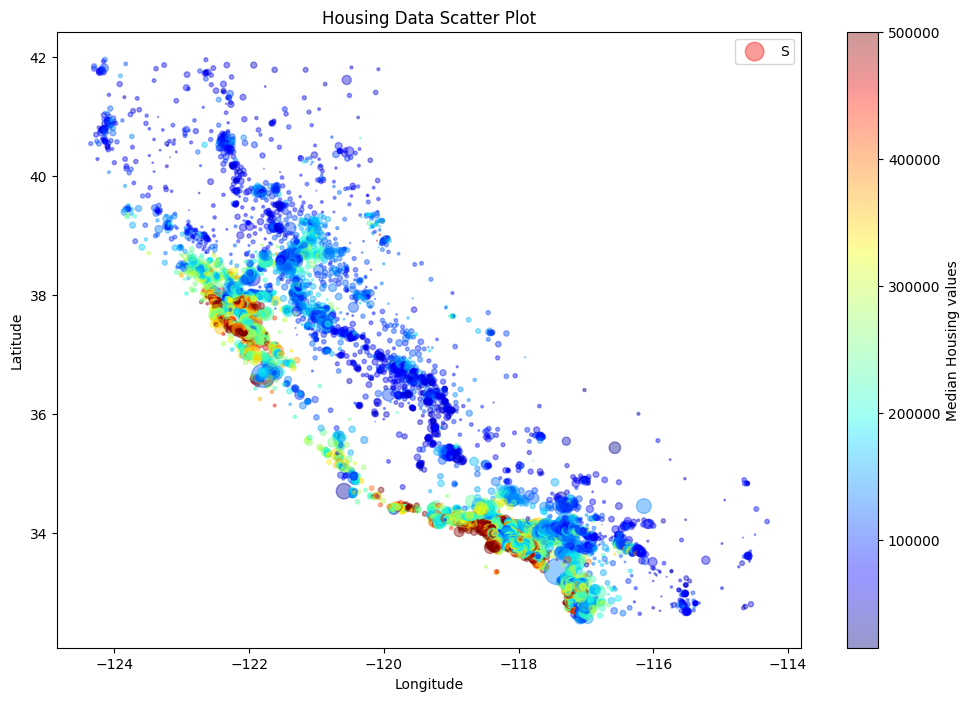
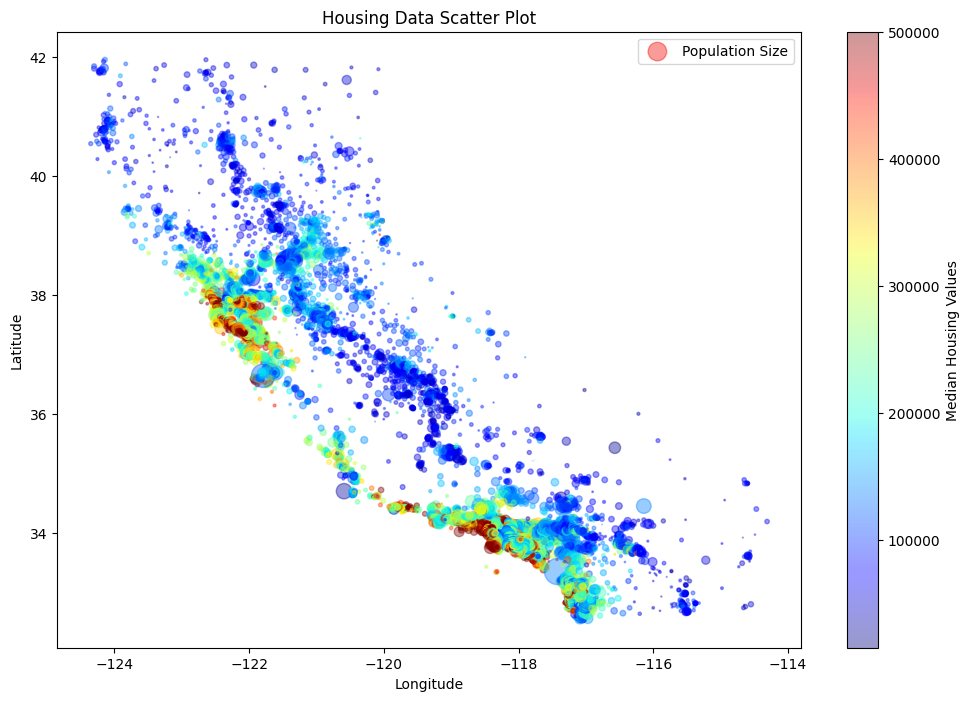
The notebook cell's code change between the first figure and the second:
--- before
+++ after
@@ -1,18 +1,20 @@
 plt.figure(figsize=(12, 8))
 
-plt.scatter(x=df['longitude'],
-            y=df['latitude'],
-            alpha=0.4,
-            s=df['population']/100,
-            c=df['median_house_value'],
-            cmap=plt.get_cmap('jet'),
-          
+scatter = plt.scatter(
+    x=df['longitude'],
+    y=df['latitude'],
+    alpha=0.4,
+    s=df['population'] / 100,
+    c=df['median_house_value'],
+    cmap=plt.get_cmap('jet'),
+    label='Population Size'
 )
 
-plt.colorbar(label='Median Housing values')
+plt.colorbar(label='Median Housing Values')
+
 plt.xlabel('Longitude')
 plt.ylabel('Latitude')
-plt.legend('Size = Population')
+
+plt.legend()
+
 plt.title('Housing Data Scatter Plot')
-
-plt.show()

Commit: Added Label